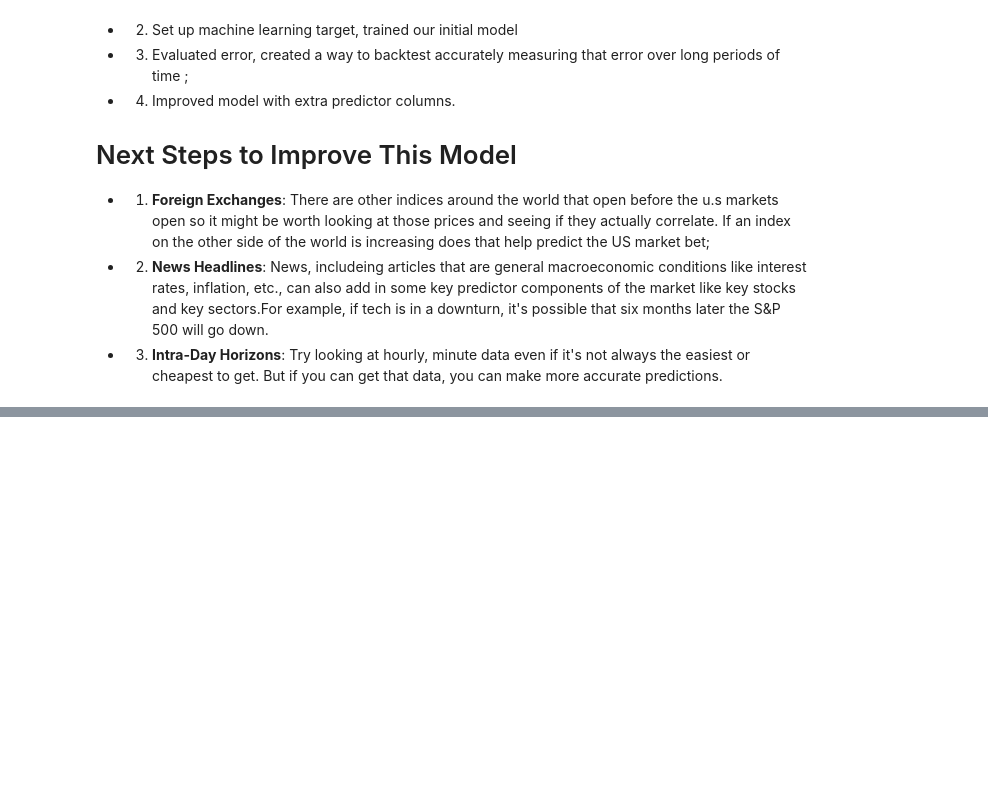
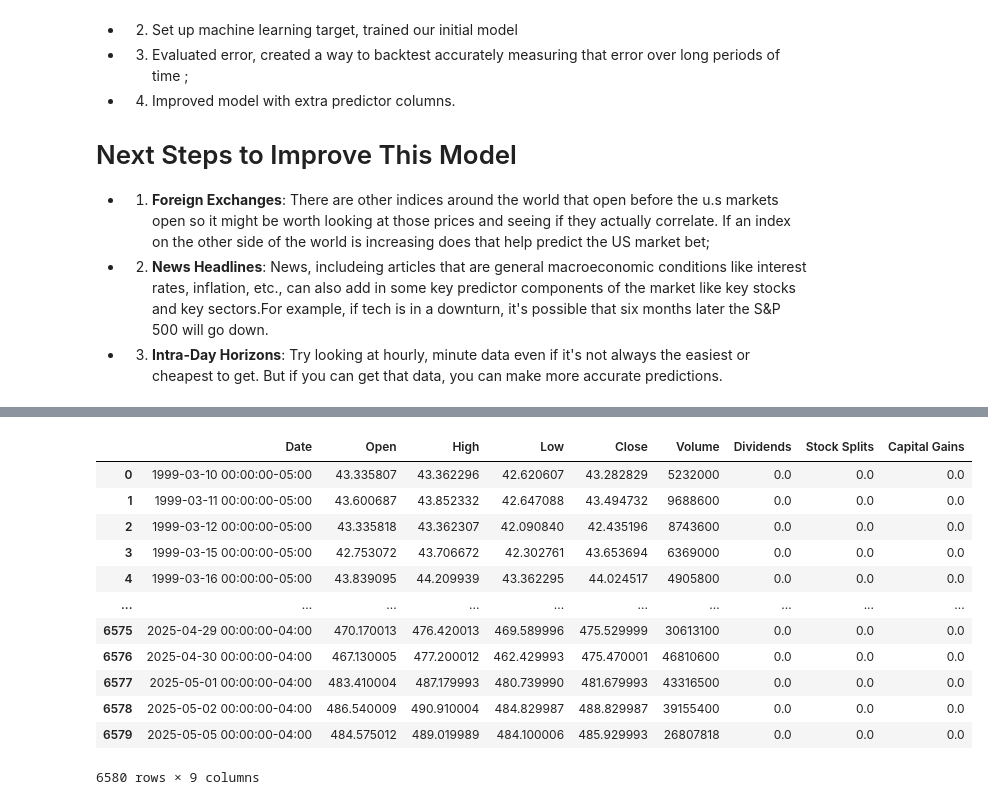
Before and after one commit to fengfrankgthb/BUS-41204, a Jupyter notebook: QQQ/QQQ_Model_Trial.ipynb, the cells around one changed output, grey strips where cells are left out. Drawn from its saved outputs; the diff is of its cells as text; code cells hidden in the pictures; blank space fills up the shorter version.

```diff
--- a/QQQ/QQQ_Model_Trial.ipynb
+++ b/QQQ/QQQ_Model_Trial.ipynb
@@ -616,0 +629,19 @@ can get that data, you can make more accurate predictions.
+# %%
+# Read the CSV file directly from the URL
+url = "https://github.com/fengfrankgthb/BUS-41204/raw/main/QQQ/QQQ_history_990310_250505.csv"
+df = pd.read_csv(url)
+df
+# %% [output]
+|  | Date | Open | High | Low | Close | Volume | Dividends | Stock Splits | Capital Gains |
+| 0 | 1999-03-10 00:00:00-05:00 | 43.335807 | 43.362296 | 42.620607 | 43.282829 | 5232000 | 0.0 | 0.0 | 0.0 |
+| 1 | 1999-03-11 00:00:00-05:00 | 43.600687 | 43.852332 | 42.647088 | 43.494732 | 9688600 | 0.0 | 0.0 | 0.0 |
+| 2 | 1999-03-12 00:00:00-05:00 | 43.335818 | 43.362307 | 42.090840 | 42.435196 | 8743600 | 0.0 | 0.0 | 0.0 |
+| 3 | 1999-03-15 00:00:00-05:00 | 42.753072 | 43.706672 | 42.302761 | 43.653694 | 6369000 | 0.0 | 0.0 | 0.0 |
+| 4 | 1999-03-16 00:00:00-05:00 | 43.839095 | 44.209939 | 43.362295 | 44.024517 | 4905800 | 0.0 | 0.0 | 0.0 |
+| ... | ... | ... | ... | ... | ... | ... | ... | ... | ... |
+| 6575 | 2025-04-29 00:00:00-04:00 | 470.170013 | 476.420013 | 469.589996 | 475.529999 | 30613100 | 0.0 | 0.0 | 0.0 |
+| 6576 | 2025-04-30 00:00:00-04:00 | 467.130005 | 477.200012 | 462.429993 | 475.470001 | 46810600 | 0.0 | 0.0 | 0.0 |
+| 6577 | 2025-05-01 00:00:00-04:00 | 483.410004 | 487.179993 | 480.739990 | 481.679993 | 43316500 | 0.0 | 0.0 | 0.0 |
+| 6578 | 2025-05-02 00:00:00-04:00 | 486.540009 | 490.910004 | 484.829987 | 488.829987 | 39155400 | 0.0 | 0.0 | 0.0 |
+| 6579 | 2025-05-05 00:00:00-04:00 | 484.575012 | 489.019989 | 484.100006 | 485.929993 | 26807818 | 0.0 | 0.0 | 0.0 |
+6580 rows × 9 columns
```
Also changed, not shown: parts of 1 cell of this notebook.
